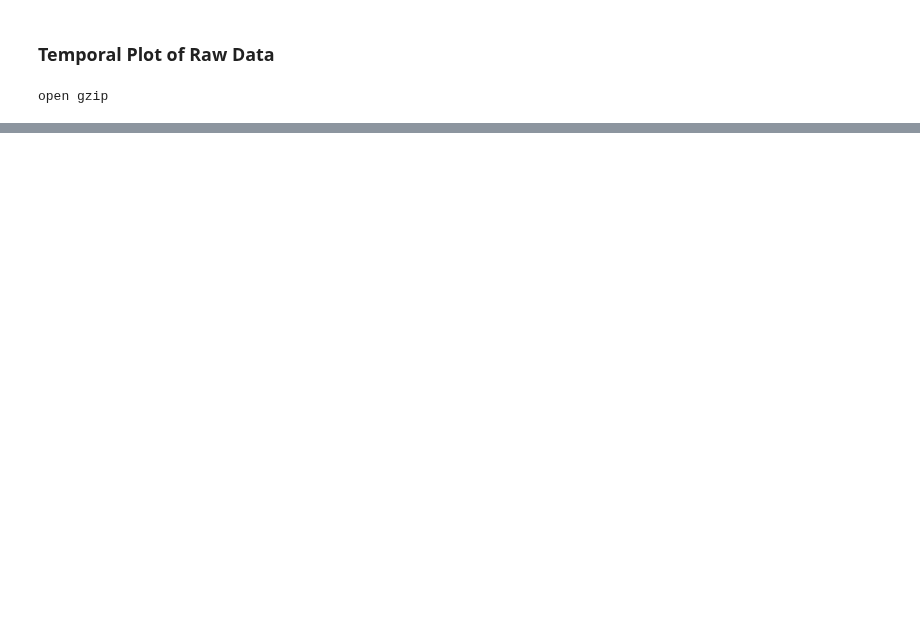
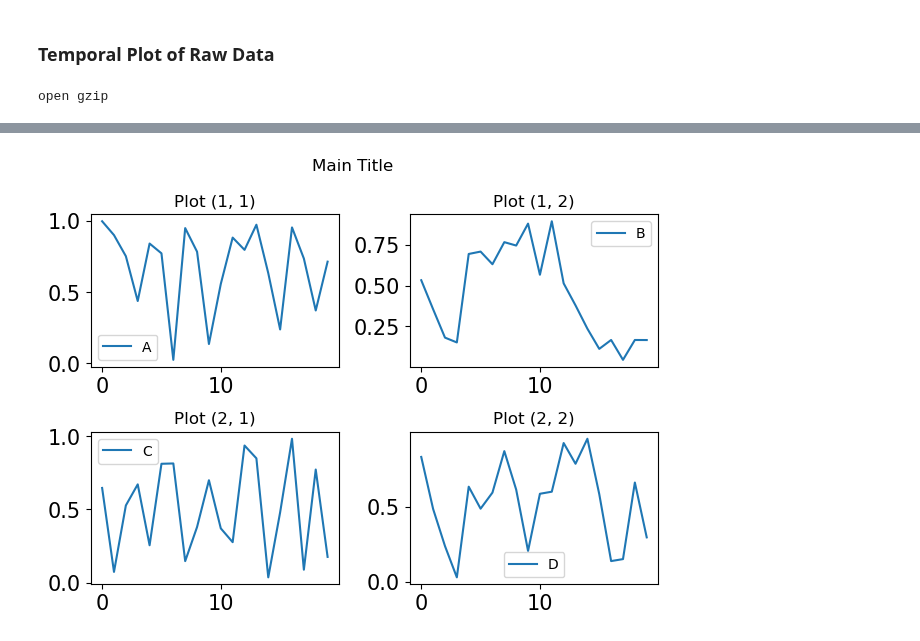
Before and after one commit to gitscade/stats, a Jupyter notebook: 05_temporal.ipynb, the cells around one changed output, grey strips where cells are left out. Saved outputs shown, nothing was run; the diff lists cells and outputs as text; code cells hidden in the pictures; blank space fills up the shorter version.

```diff
--- a/05_temporal.ipynb
+++ b/05_temporal.ipynb
@@ -324,0 +281,20 @@ torch.Size([8])
+# %%
+import matplotlib.pyplot as plt
+import numpy as np
+n_rows=2
+n_cols=2
+leg=['A','B','C','D']
+fig, axes = plt.subplots(n_rows,n_cols)
+j = 0
+for row_num in range(n_rows):
+    for col_num in range(n_cols):
+        ax = axes[row_num][col_num]
+        ax.plot(np.random.rand(20))
+        ax.set_title(f'Plot ({row_num+1}, {col_num+1})')
+        ax.legend(leg[j])
+        j += 1
+fig.suptitle('Main Title')
+fig.tight_layout()
+plt.show()
+# %% [output]
+[figure, added]
```
Also changed, not shown: parts of 7 cells of this notebook.
